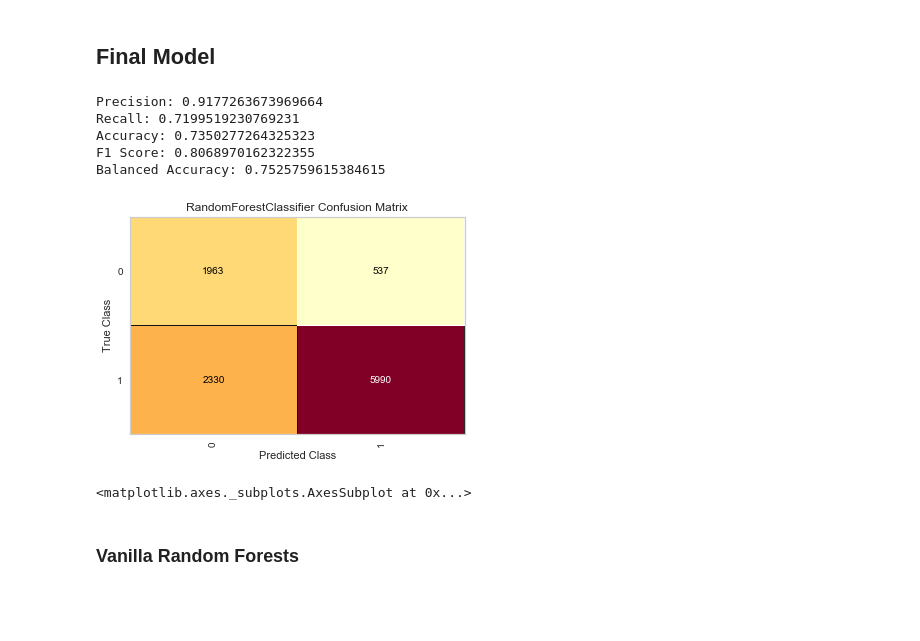
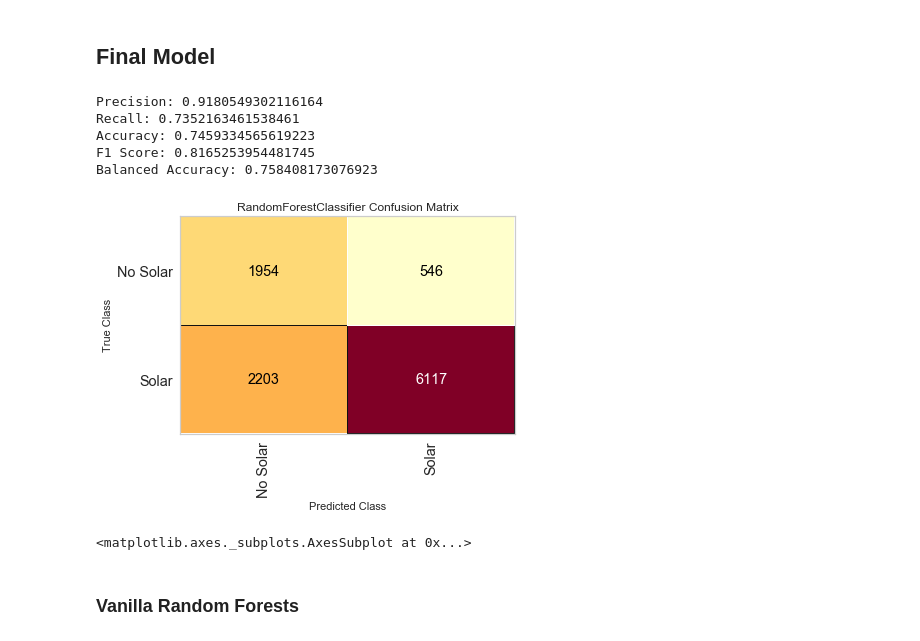
Before and after one commit to BudBernhard/DeepSolarAnalysis, a Jupyter notebook: EDA_Notebooks/EDA_Allison.ipynb, the cells around one changed output. Cells and saved outputs as stored; diff of their text form; code cells hidden in the pictures; blank space fills up the shorter version.

```diff
--- a/EDA_Notebooks/EDA_Allison.ipynb
+++ b/EDA_Notebooks/EDA_Allison.ipynb
@@ -203,7 +203,7 @@ F1 Score: 0.8187785955838471
 # %%
 # with oversampling
 # %%
-rf = RandomForestClassifier(max_features = 'sqrt', max_depth = 5, min_samples_leaf = 5, n_estimators = 50)
+rf = RandomForestClassifier(max_features = 'sqrt', max_depth = 5, min_samples_leaf = 5, n_estimators = 30)
 rf.fit(X_train, y_train)
 y_pred = rf.predict(X_test)
 # %%
@@ -213,17 +213,17 @@ print("Accuracy: {}".format(accuracy_score(y_test, y_pred)))
 print("F1 Score: {}".format(f1_score(y_test, y_pred)))
 print("Balanced Accuracy: {}".format(balanced_accuracy_score(y_test, y_pred)))
 # %% [output]
-Precision: 0.9177263673969664
-Recall: 0.7199519230769231
-Accuracy: 0.7350277264325323
-F1 Score: 0.8068970162322355
-Balanced Accuracy: 0.7525759615384615
+Precision: 0.9180549302116164
+Recall: 0.7352163461538461
+Accuracy: 0.7459334565619223
+F1 Score: 0.8165253954481745
+Balanced Accuracy: 0.758408173076923
 # %%
-cm = ConfusionMatrix(rf)
+cm = ConfusionMatrix(rf, fontsize = 'x-large', classes = ['No Solar', 'Solar'])
 cm.score(X_test, y_test)
-cm.poof()
+cm.show()
 # %% [output]
-[figure, old version]
+[figure, new version]
 <matplotlib.axes._subplots.AxesSubplot at 0x...>
 # %% [markdown]
 ### Vanilla Random Forests
```
Also changed, not shown: 1 other file.
